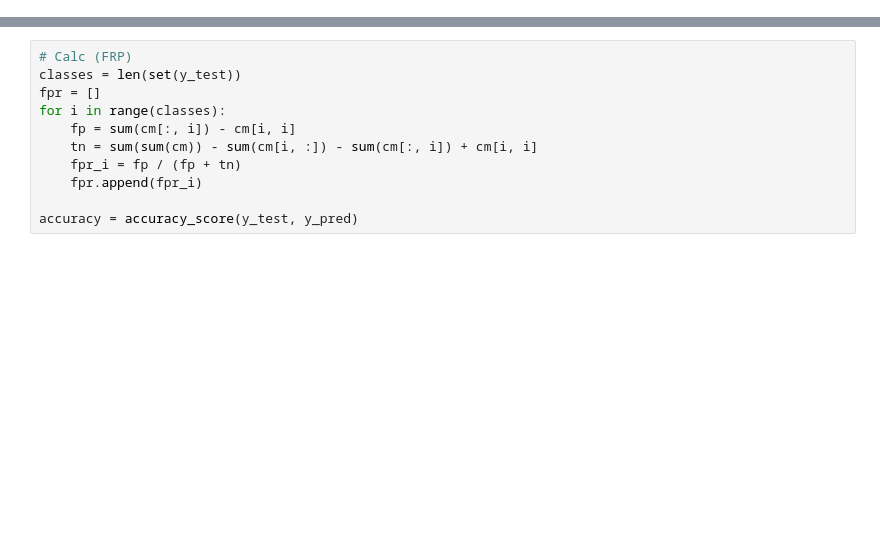
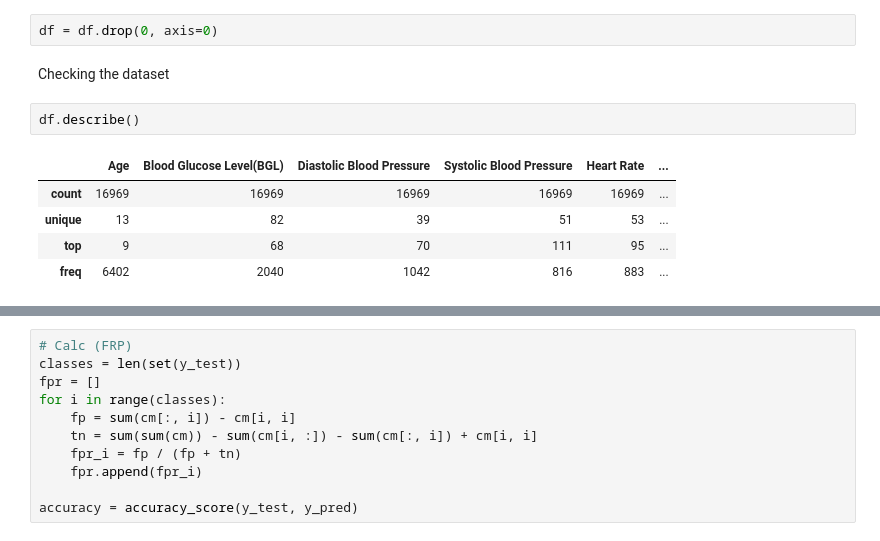
Before and after one commit to AllaudinAli/Machine-Learning, a Jupyter notebook: CA_5_Task1.ipynb, the cells around one changed output, grey strips where cells are left out. Drawn from its saved outputs; the diff is of its cells as text; blank space fills up the shorter version.

```diff
--- a/CA_5_Task1.ipynb
+++ b/CA_5_Task1.ipynb
@@ -52,0 +86,12 @@ See the caveats in the documentation: https://pandas.pydata.org/pandas-docs/stab
+# %%
+df = df.drop(0, axis=0)
+# %% [markdown]
+Checking the dataset
+# %%
+df.describe()
+# %% [output]
+|  | Age | Blood Glucose Level(BGL) | Diastolic Blood Pressure | Systolic Blood Pressure | Heart Rate | ... |
+| count | 16969 | 16969 | 16969 | 16969 | 16969 | ... |
+| unique | 13 | 82 | 39 | 51 | 53 | ... |
+| top | 9 | 68 | 70 | 111 | 95 | ... |
+| freq | 6402 | 2040 | 1042 | 816 | 883 | ... |
```
Also changed, not shown: parts of 23 cells of this notebook.
